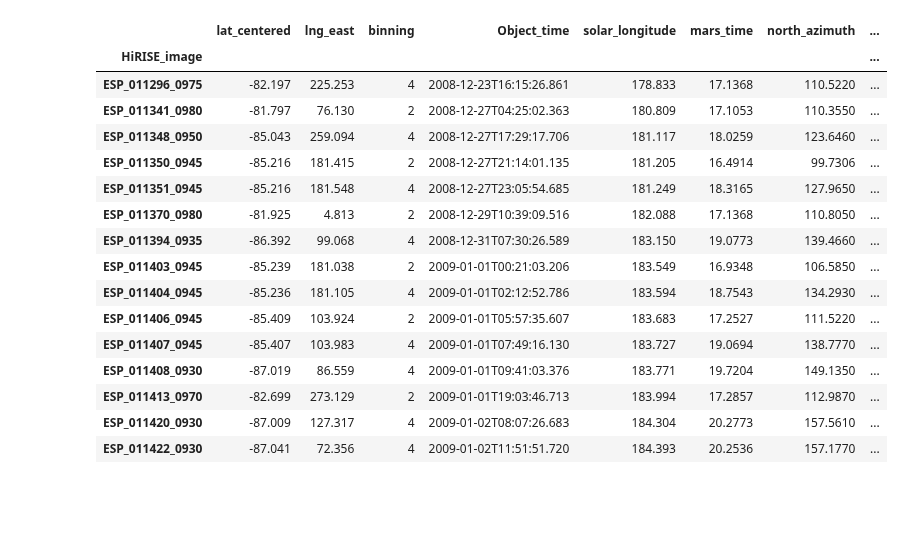
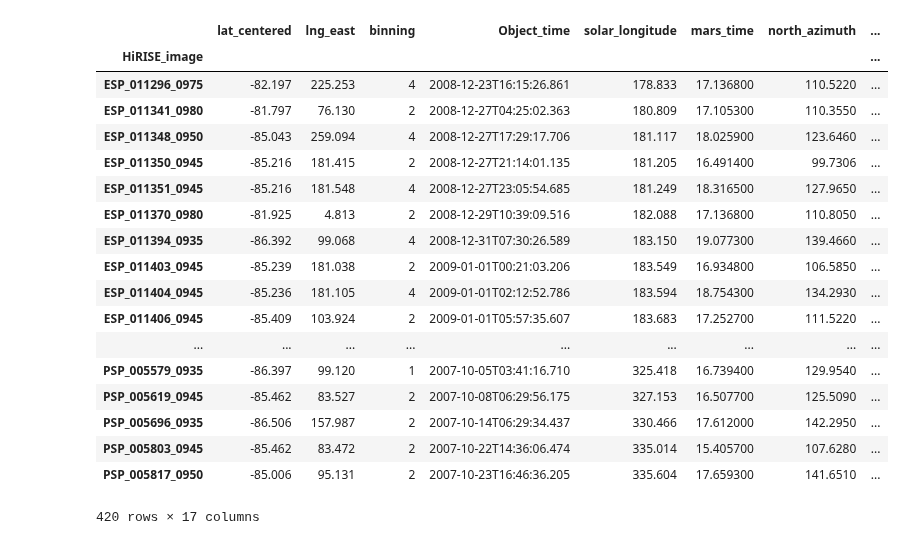
Before and after one commit to michaelaye/planet4, a Jupyter notebook: notebooks/2015-10-26 Activity counts.ipynb, the cells around one changed output. Cells and saved outputs as stored; diff of their text form; code cells hidden in the pictures; blank space fills up the shorter version.

```diff
--- a/notebooks/2015-10-26 Activity counts.ipynb
+++ b/notebooks/2015-10-26 Activity counts.ipynb
@@ -54,25 +73,27 @@ season2 = pd.DataFrame(results).sort_values(by='image_name')
 # %%
 metadata = pd.read_csv("/Users/klay6683/Dropbox/data/planet4/P4_10-18-15_H_lat_lng.csv")
 # %%
-metadata.head(15)
+metadata
 # %% [output]
 |  | lat_centered | lng_east | binning | Object_time | solar_longitude | mars_time | north_azimuth | ... |
 | HiRISE_image |  |  |  |  |  |  |  | ... |
-| ESP_011296_0975 | -82.197 | 225.253 | 4 | 2008-12-23T16:15:26.861 | 178.833 | 17.1368 | 110.5220 | ... |
-| ESP_011341_0980 | -81.797 | 76.130 | 2 | 2008-12-27T04:25:02.363 | 180.809 | 17.1053 | 110.3550 | ... |
-| ESP_011348_0950 | -85.043 | 259.094 | 4 | 2008-12-27T17:29:17.706 | 181.117 | 18.0259 | 123.6460 | ... |
-| ESP_011350_0945 | -85.216 | 181.415 | 2 | 2008-12-27T21:14:01.135 | 181.205 | 16.4914 | 99.7306 | ... |
-| ESP_011351_0945 | -85.216 | 181.548 | 4 | 2008-12-27T23:05:54.685 | 181.249 | 18.3165 | 127.9650 | ... |
-| ESP_011370_0980 | -81.925 | 4.813 | 2 | 2008-12-29T10:39:09.516 | 182.088 | 17.1368 | 110.8050 | ... |
-| ESP_011394_0935 | -86.392 | 99.068 | 4 | 2008-12-31T07:30:26.589 | 183.150 | 19.0773 | 139.4660 | ... |
-| ESP_011403_0945 | -85.239 | 181.038 | 2 | 2009-01-01T00:21:03.206 | 183.549 | 16.9348 | 106.5850 | ... |
-| ESP_011404_0945 | -85.236 | 181.105 | 4 | 2009-01-01T02:12:52.786 | 183.594 | 18.7543 | 134.2930 | ... |
-| ESP_011406_0945 | -85.409 | 103.924 | 2 | 2009-01-01T05:57:35.607 | 183.683 | 17.2527 | 111.5220 | ... |
-| ESP_011407_0945 | -85.407 | 103.983 | 4 | 2009-01-01T07:49:16.130 | 183.727 | 19.0694 | 138.7770 | ... |
-| ESP_011408_0930 | -87.019 | 86.559 | 4 | 2009-01-01T09:41:03.376 | 183.771 | 19.7204 | 149.1350 | ... |
-| ESP_011413_0970 | -82.699 | 273.129 | 2 | 2009-01-01T19:03:46.713 | 183.994 | 17.2857 | 112.9870 | ... |
-| ESP_011420_0930 | -87.009 | 127.317 | 4 | 2009-01-02T08:07:26.683 | 184.304 | 20.2773 | 157.5610 | ... |
-| ESP_011422_0930 | -87.041 | 72.356 | 4 | 2009-01-02T11:51:51.720 | 184.393 | 20.2536 | 157.1770 | ... |
+| ESP_011296_0975 | -82.197 | 225.253 | 4 | 2008-12-23T16:15:26.861 | 178.833 | 17.136800 | 110.5220 | ... |
+| ESP_011341_0980 | -81.797 | 76.130 | 2 | 2008-12-27T04:25:02.363 | 180.809 | 17.105300 | 110.3550 | ... |
+| ESP_011348_0950 | -85.043 | 259.094 | 4 | 2008-12-27T17:29:17.706 | 181.117 | 18.025900 | 123.6460 | ... |
+| ESP_011350_0945 | -85.216 | 181.415 | 2 | 2008-12-27T21:14:01.135 | 181.205 | 16.491400 | 99.7306 | ... |
+| ESP_011351_0945 | -85.216 | 181.548 | 4 | 2008-12-27T23:05:54.685 | 181.249 | 18.316500 | 127.9650 | ... |
+| ESP_011370_0980 | -81.925 | 4.813 | 2 | 2008-12-29T10:39:09.516 | 182.088 | 17.136800 | 110.8050 | ... |
+| ESP_011394_0935 | -86.392 | 99.068 | 4 | 2008-12-31T07:30:26.589 | 183.150 | 19.077300 | 139.4660 | ... |
+| ESP_011403_0945 | -85.239 | 181.038 | 2 | 2009-01-01T00:21:03.206 | 183.549 | 16.934800 | 106.5850 | ... |
+| ESP_011404_0945 | -85.236 | 181.105 | 4 | 2009-01-01T02:12:52.786 | 183.594 | 18.754300 | 134.2930 | ... |
+| ESP_011406_0945 | -85.409 | 103.924 | 2 | 2009-01-01T05:57:35.607 | 183.683 | 17.252700 | 111.5220 | ... |
+| ... | ... | ... | ... | ... | ... | ... | ... | ... |
+| PSP_005579_0935 | -86.397 | 99.120 | 1 | 2007-10-05T03:41:16.710 | 325.418 | 16.739400 | 129.9540 | ... |
+| PSP_005619_0945 | -85.462 | 83.527 | 2 | 2007-10-08T06:29:56.175 | 327.153 | 16.507700 | 125.5090 | ... |
+| PSP_005696_0935 | -86.506 | 157.987 | 2 | 2007-10-14T06:29:34.437 | 330.466 | 17.612000 | 142.2950 | ... |
+| PSP_005803_0945 | -85.462 | 83.472 | 2 | 2007-10-22T14:36:06.474 | 335.014 | 15.405700 | 107.6280 | ... |
+| PSP_005817_0950 | -85.006 | 95.131 | 2 | 2007-10-23T16:46:36.205 | 335.604 | 17.659300 | 141.6510 | ... |
+420 rows × 17 columns
 # %%
 from hirise.hirise_tools import get_rdr_label, labels_root
 # %%
```
Also changed, not shown: parts of 34 cells of this notebook, 3 other files.
